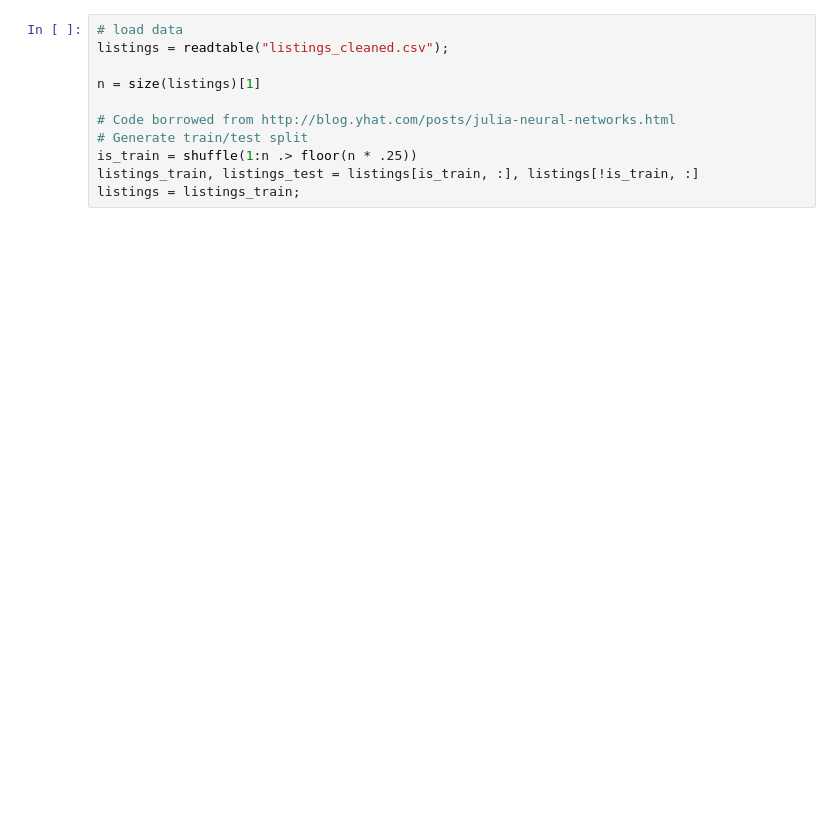
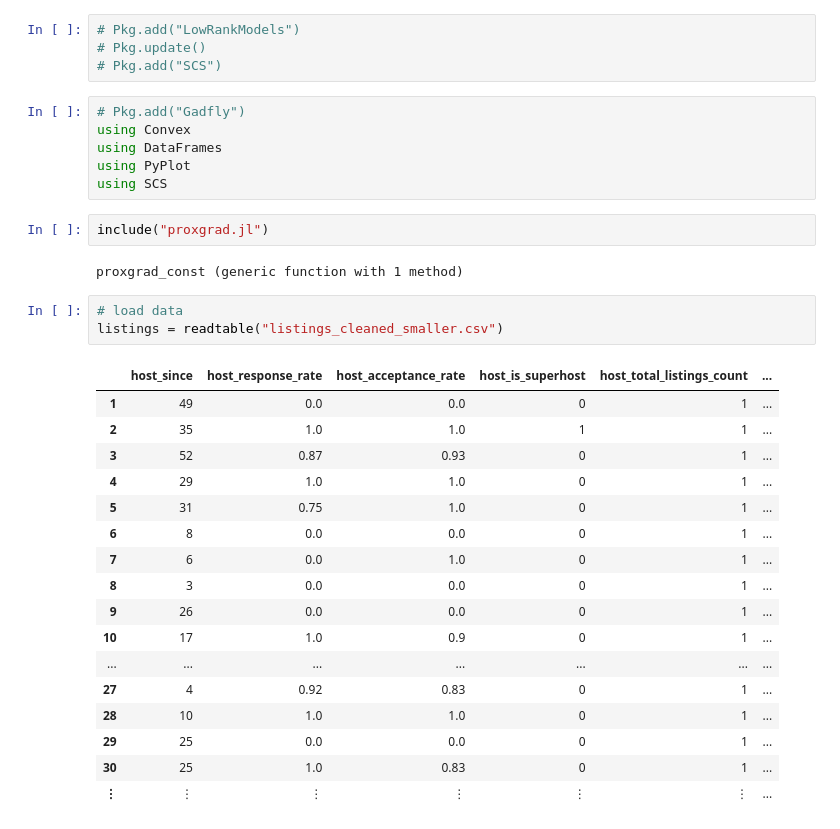
Before and after one commit to ajzwu8/Fairbnb, a Jupyter notebook: scripts/model_training.ipynb, the cells around one changed output. Cells and saved outputs as stored; diff of their text form; blank space fills up the shorter version.

```diff
--- a/scripts/model_training.ipynb
+++ b/scripts/model_training.ipynb
@@ -6,14 +1,38 @@ WARNING: Method definition norm(Convex.AbstractExpr, Symbol) in module Convex at
-# %%
-# load data
-listings = readtable("listings_cleaned.csv");
-
-n = size(listings)[1]
-
-# Code borrowed from http://blog.yhat.com/posts/julia-neural-networks.html
-# Generate train/test split
-is_train = shuffle(1:n .> floor(n * .25))
-listings_train, listings_test = listings[is_train, :], listings[!is_train, :]
-listings = listings_train;
+# %%
+# Pkg.add("LowRankModels")
+# Pkg.update()
+# Pkg.add("SCS")
+# %%
+# Pkg.add("Gadfly")
+using Convex
+using DataFrames
+using PyPlot
+using SCS
+# %%
+include("proxgrad.jl")
+# %% [output]
+proxgrad_const (generic function with 1 method)
+# %%
+# load data
+listings = readtable("listings_cleaned_smaller.csv")
+# %% [output]
+|  | host_since | host_response_rate | host_acceptance_rate | host_is_superhost | host_total_listings_count | ... |
+| 1 | 49 | 0.0 | 0.0 | 0 | 1 | ... |
+| 2 | 35 | 1.0 | 1.0 | 1 | 1 | ... |
+| 3 | 52 | 0.87 | 0.93 | 0 | 1 | ... |
+| 4 | 29 | 1.0 | 1.0 | 0 | 1 | ... |
+| 5 | 31 | 0.75 | 1.0 | 0 | 1 | ... |
+| 6 | 8 | 0.0 | 0.0 | 0 | 1 | ... |
+| 7 | 6 | 0.0 | 1.0 | 0 | 1 | ... |
+| 8 | 3 | 0.0 | 0.0 | 0 | 1 | ... |
+| 9 | 26 | 0.0 | 0.0 | 0 | 1 | ... |
+| 10 | 17 | 1.0 | 0.9 | 0 | 1 | ... |
+| ... | ... | ... | ... | ... | ... | ... |
+| 27 | 4 | 0.92 | 0.83 | 0 | 1 | ... |
+| 28 | 10 | 1.0 | 1.0 | 0 | 1 | ... |
+| 29 | 25 | 0.0 | 0.0 | 0 | 1 | ... |
+| 30 | 25 | 1.0 | 0.83 | 0 | 1 | ... |
+| ⋮ | ⋮ | ⋮ | ⋮ | ⋮ | ⋮ | ... |
 # %%
 # fit a linear model
 x = copy(listings)
```
Also changed, not shown: parts of 14 cells of this notebook.
